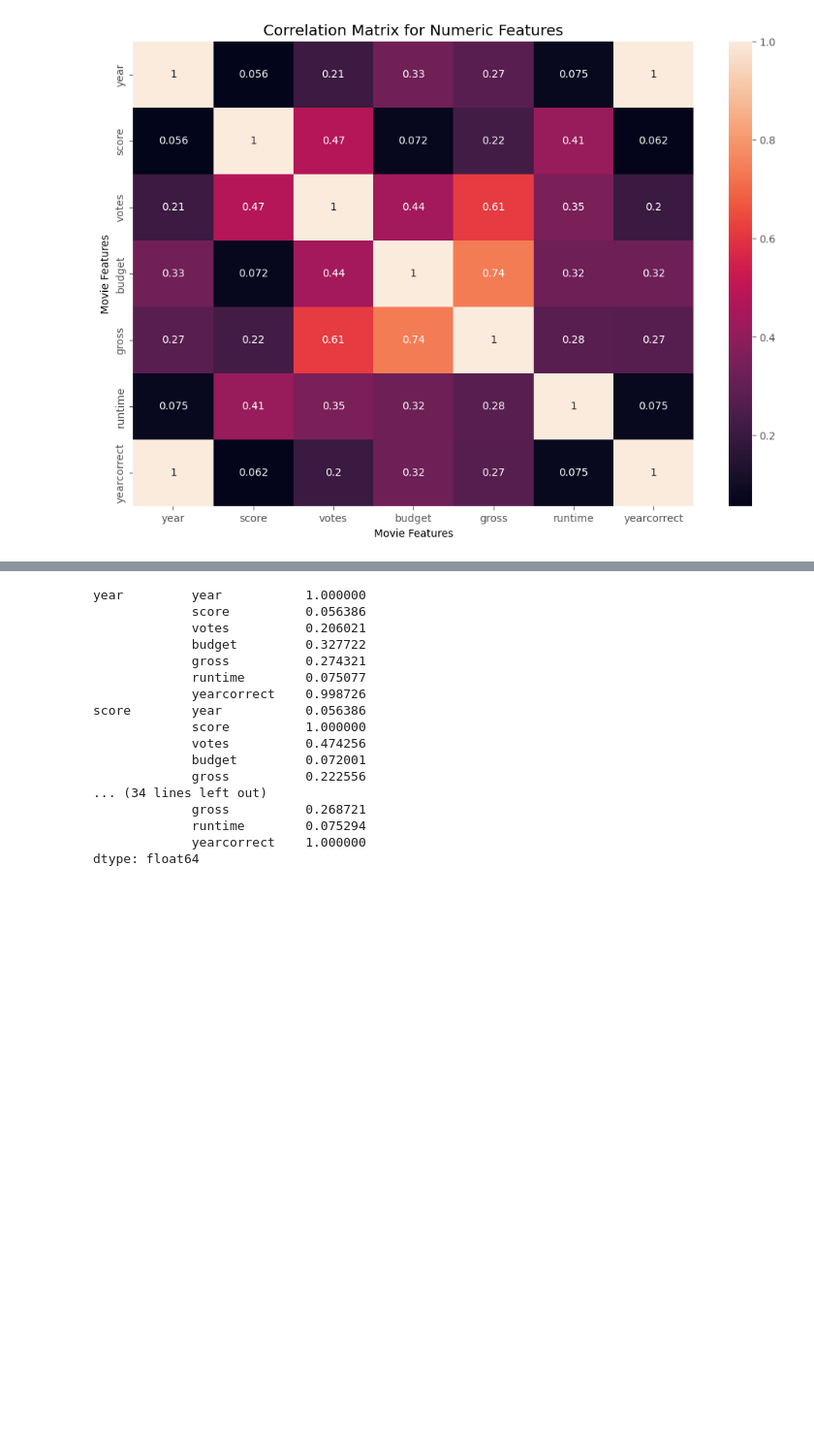
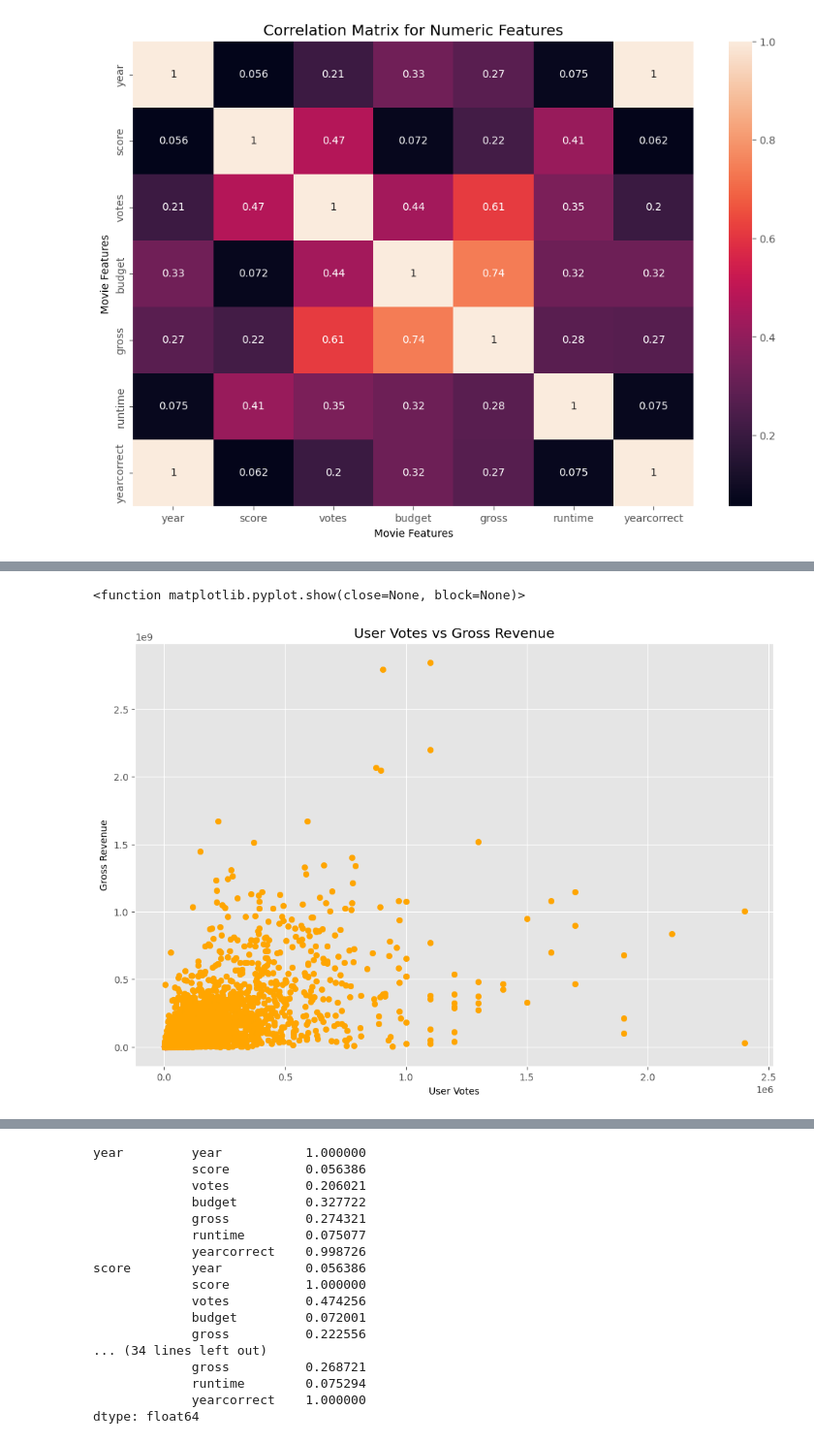
Before and after one commit to TommyHongsf/Data-Analysis-Portfolio-Projects, a Jupyter notebook: Movie Correlation Project.ipynb, the cells around one changed output, grey strips where cells are left out. Shown: that part at 97% size. Saved outputs shown, nothing was run; the diff lists cells and outputs as text; code cells hidden in the pictures; blank space fills up the shorter version.

```diff
--- a/Movie Correlation Project.ipynb
+++ b/Movie Correlation Project.ipynb
@@ -170,0 +164,12 @@ plt.show()
+# %%
+
+# Scatter plot votes vs gross
+plt.scatter(x=df['votes'], y=df['gross'],c = 'orange')
+plt.title('User Votes vs Gross Revenue')
+plt.ylabel('Gross Revenue')
+plt.xlabel('User Votes')
+
+plt.show
+# %% [output]
+<function matplotlib.pyplot.show(close=None, block=None)>
+[figure, added]
```
Also changed, not shown: parts of 8 cells of this notebook.
